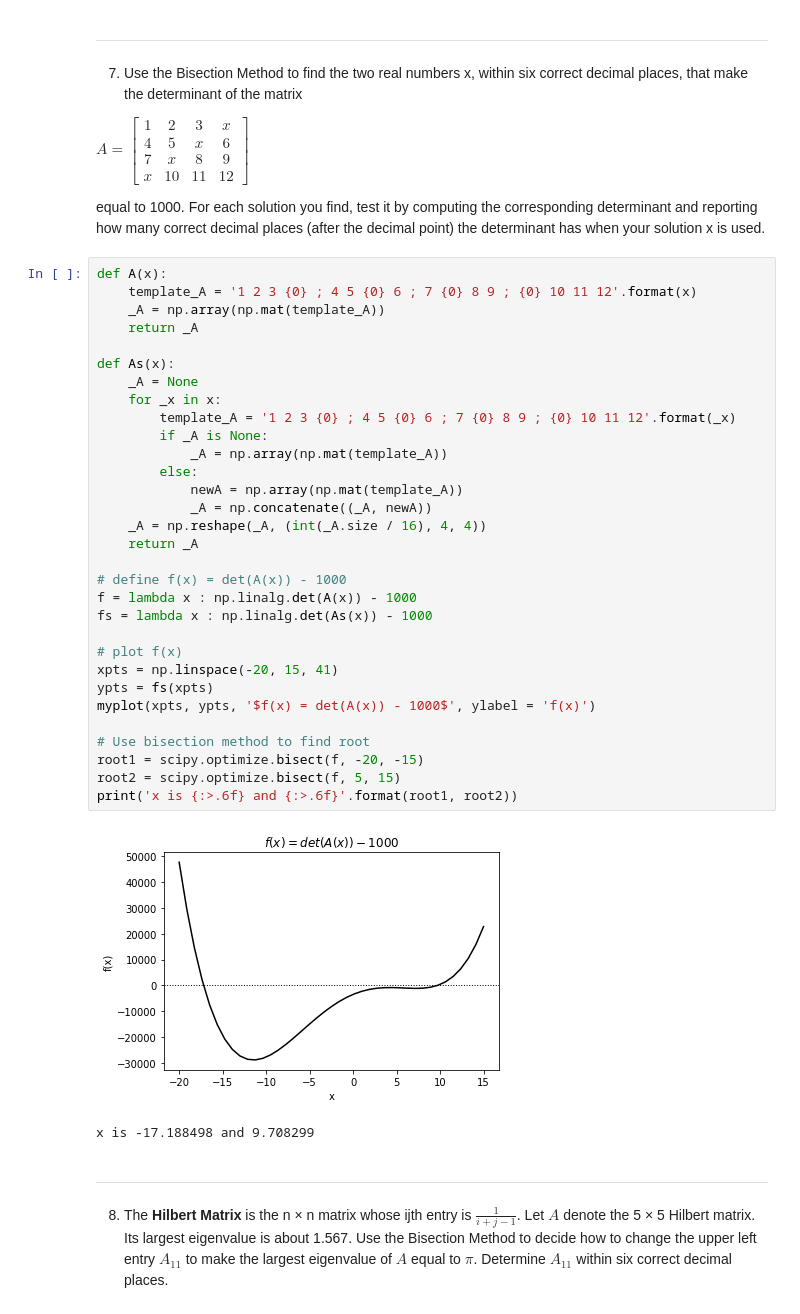
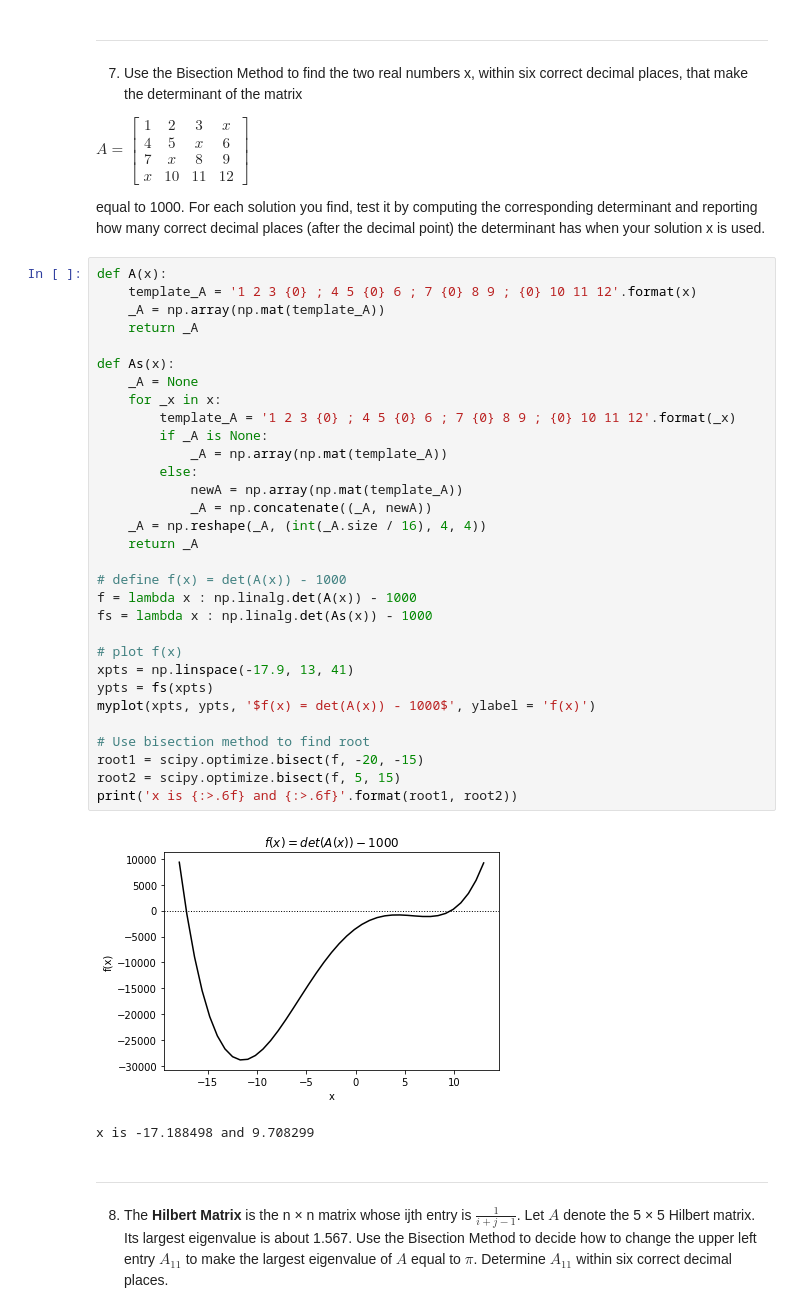
Before and after one commit to Jim00000/Numerical-Analysis, a Jupyter notebook: 1_Solving_Equations.ipynb, the cells around one changed output. Drawn from its saved outputs; the diff is of its cells as text.

```diff
--- a/1_Solving_Equations.ipynb
+++ b/1_Solving_Equations.ipynb
@@ -305,35 +304,35 @@ equal to 1000. For each solution you find, test it by computing the correspondin
 def A(x):
     template_A = '1 2 3 {0} ; 4 5 {0} 6 ; 7 {0} 8 9 ; {0} 10 11 12'.format(x)
     _A = np.array(np.mat(template_A))
     return _A
 
 def As(x):
     _A = None
     for _x in x:
         template_A = '1 2 3 {0} ; 4 5 {0} 6 ; 7 {0} 8 9 ; {0} 10 11 12'.format(_x)
         if _A is None:
             _A = np.array(np.mat(template_A))
         else:
             newA = np.array(np.mat(template_A))
             _A = np.concatenate((_A, newA))
     _A = np.reshape(_A, (int(_A.size / 16), 4, 4))
     return _A
 
 # define f(x) = det(A(x)) - 1000
 f = lambda x : np.linalg.det(A(x)) - 1000
 fs = lambda x : np.linalg.det(As(x)) - 1000
 
 # plot f(x)
-xpts = np.linspace(-20, 15, 41)
+xpts = np.linspace(-17.9, 13, 41)
 ypts = fs(xpts)
 myplot(xpts, ypts, '$f(x) = det(A(x)) - 1000$', ylabel = 'f(x)')
 
 # Use bisection method to find root
 root1 = scipy.optimize.bisect(f, -20, -15)
 root2 = scipy.optimize.bisect(f, 5, 15)
 print('x is {:>.6f} and {:>.6f}'.format(root1, root2))
 # %% [output]
-[figure, old version]
+[figure, new version]
 x is -17.188498 and 9.708299
 # %% [markdown]
 ---
```
Also changed, not shown: parts of 35 cells of this notebook.
